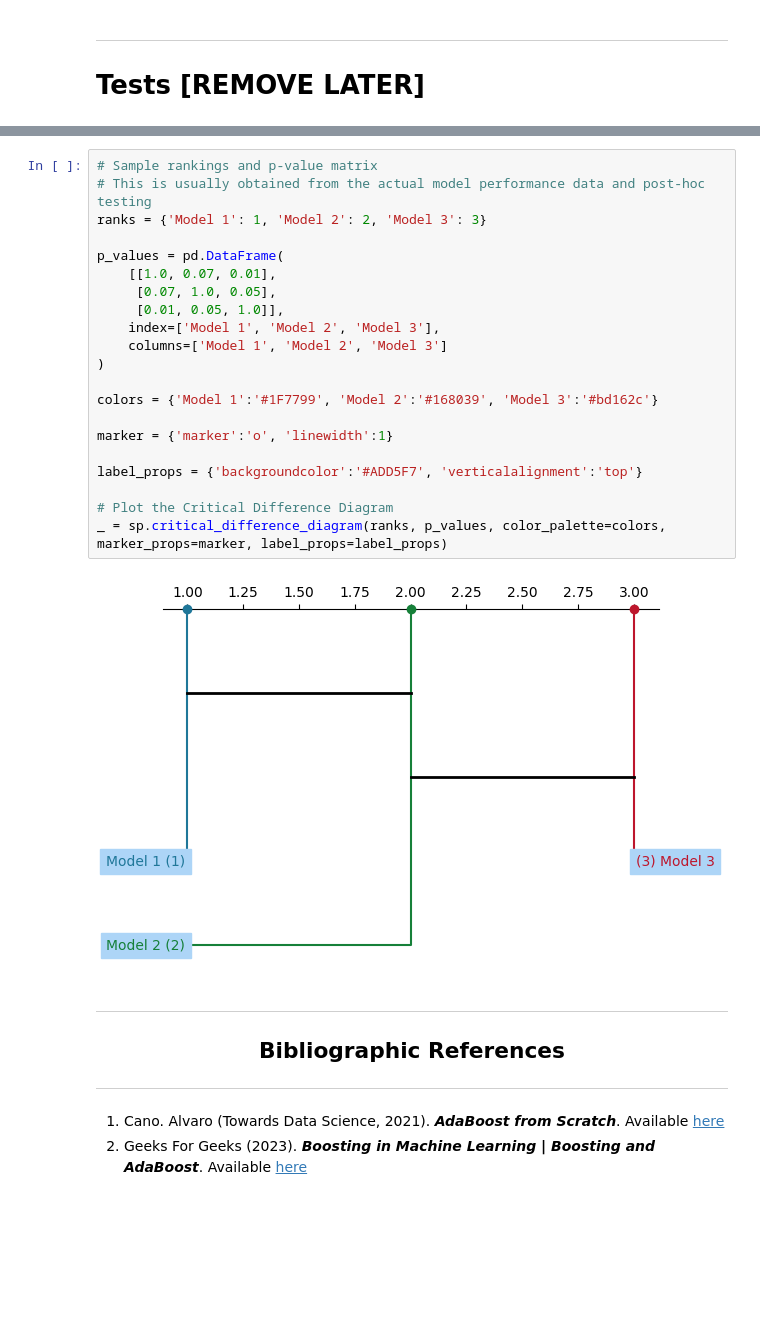
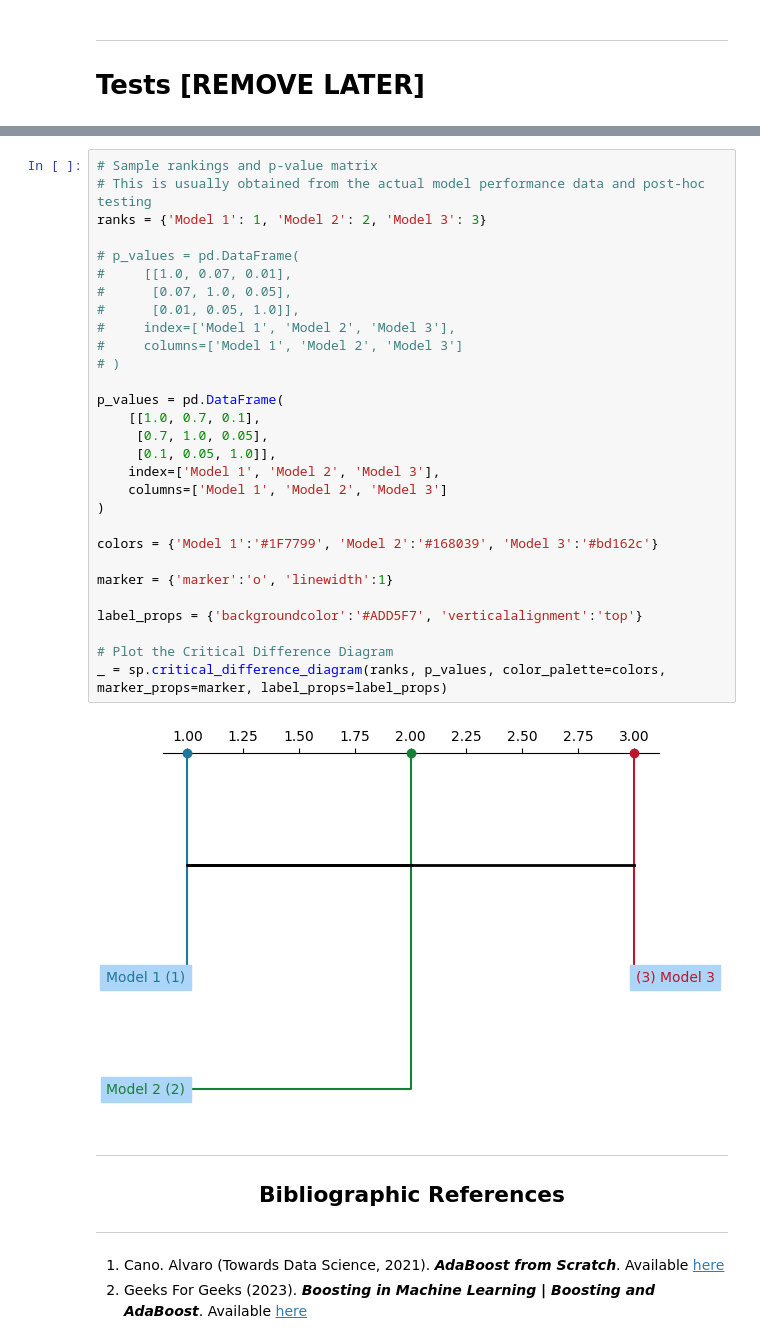
Before and after one commit to EstevesX10/ML1-AdaBoost-Analysis-Optimization, a Jupyter notebook: AdaBoost/AdaBoost.ipynb, the cells around one changed output, grey strips where cells are left out. Drawn from its saved outputs; the diff is of its cells as text; blank space fills up the shorter version.

```diff
--- a/AdaBoost/AdaBoost.ipynb
+++ b/AdaBoost/AdaBoost.ipynb
@@ -387,26 +486,34 @@ Evaluate_Model_AllDS(my_tasks, model)
 # %%
 # Sample rankings and p-value matrix
 # This is usually obtained from the actual model performance data and post-hoc testing
 ranks = {'Model 1': 1, 'Model 2': 2, 'Model 3': 3}
 
+# p_values = pd.DataFrame(
+#     [[1.0, 0.07, 0.01],
+#      [0.07, 1.0, 0.05],
+#      [0.01, 0.05, 1.0]],
+#     index=['Model 1', 'Model 2', 'Model 3'],
+#     columns=['Model 1', 'Model 2', 'Model 3']
+# )
+
 p_values = pd.DataFrame(
-    [[1.0, 0.07, 0.01],
-     [0.07, 1.0, 0.05],
-     [0.01, 0.05, 1.0]],
+    [[1.0, 0.7, 0.1],
+     [0.7, 1.0, 0.05],
+     [0.1, 0.05, 1.0]],
     index=['Model 1', 'Model 2', 'Model 3'],
     columns=['Model 1', 'Model 2', 'Model 3']
 )
 
 colors = {'Model 1':'#1F7799', 'Model 2':'#168039', 'Model 3':'#bd162c'}
 
 marker = {'marker':'o', 'linewidth':1}
 
 label_props = {'backgroundcolor':'#ADD5F7', 'verticalalignment':'top'}
 
 # Plot the Critical Difference Diagram
 _ = sp.critical_difference_diagram(ranks, p_values, color_palette=colors, marker_props=marker, label_props=label_props)
 # %% [output]
-[figure, old version]
+[figure, new version]
 # %% [markdown]
 <div align="center">
 
```
Also changed, not shown: parts of 9 cells of this notebook.
